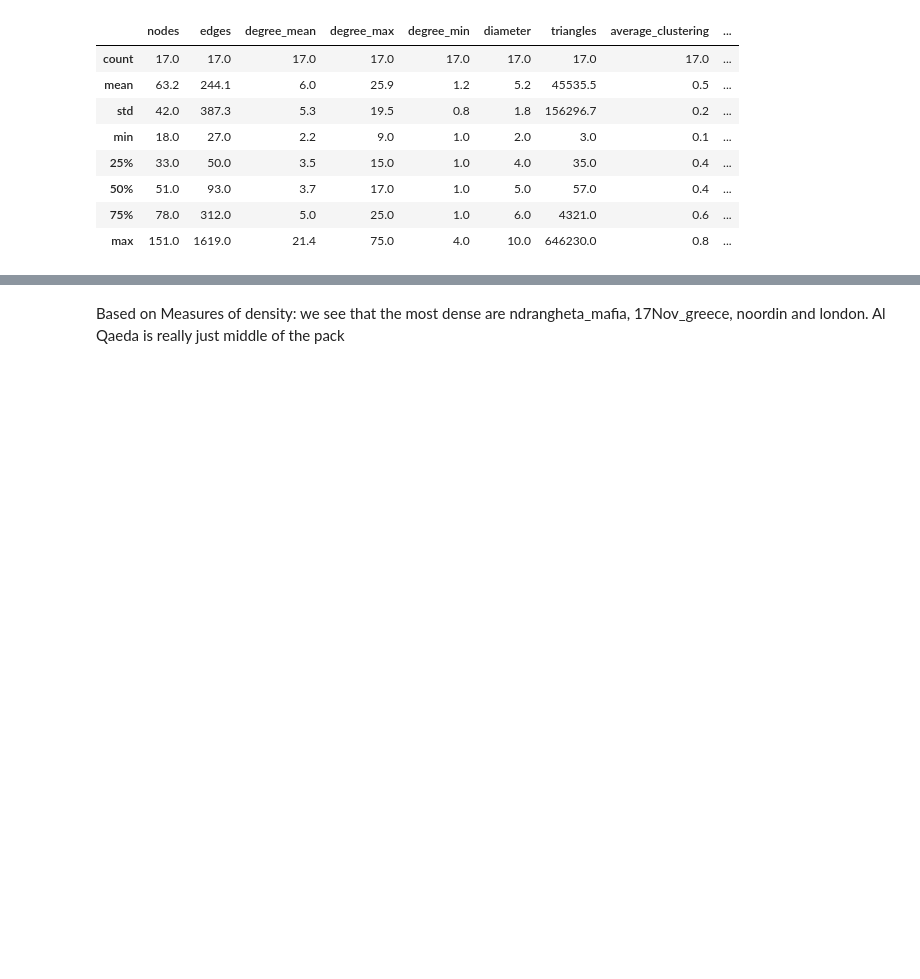
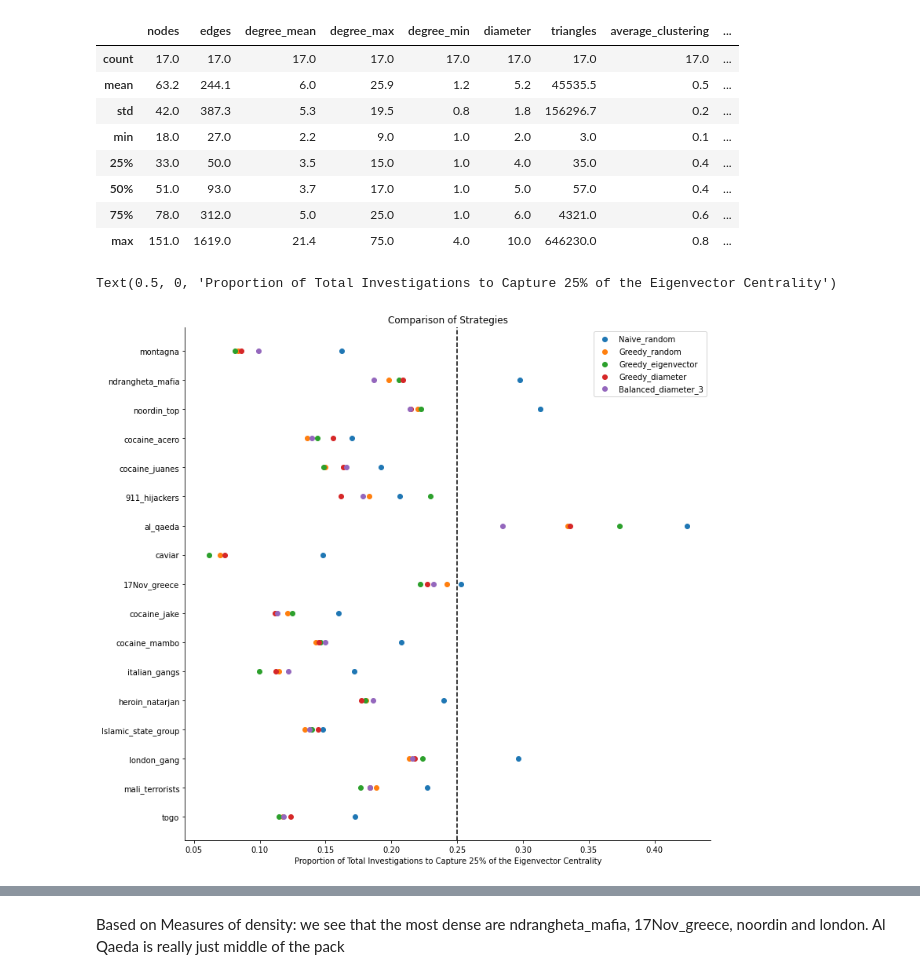
Before and after one commit to clinton0313/network_analysis, a Jupyter notebook: final_project/code/results.ipynb, the cells around one changed output, grey strips where cells are left out. Cells and saved outputs as stored; diff of their text form; code cells hidden in the pictures; blank space fills up the shorter version.

```diff
--- a/final_project/code/results.ipynb
+++ b/final_project/code/results.ipynb
@@ -19,7 +19,8 @@ strategies = [
     "naive_random",
     "greedy_random",
     "greedy_eigenvector",
-    "greedy_diameter"
+    "greedy_diameter",
+    "balanced_diameter_3"
 ]
 
 all_strategies = [
@@ -145,6 +151,19 @@ summaries.describe()
 | 50% | 51.0 | 93.0 | 3.7 | 17.0 | 1.0 | 5.0 | 57.0 | 0.4 | ... |
 | 75% | 78.0 | 312.0 | 5.0 | 25.0 | 1.0 | 6.0 | 4321.0 | 0.6 | ... |
 | max | 151.0 | 1619.0 | 21.4 | 75.0 | 4.0 | 10.0 | 646230.0 | 0.8 | ... |
+# %%
+strat_fig, strat_a = plt.subplots(figsize=(12, 12))
+for strat, color in zip(strategies, mcolors.TABLEAU_COLORS.keys()):
+    strat_a.scatter(summaries[strat], summaries.index, color=color, label=strat.capitalize())
+strat_a.legend()
+strat_a.axvline(0.25, color="black", linestyle="dashed")
+for spine in ["top", "right"]:
+    strat_a.spines[spine].set_visible(False)
+strat_a.set_title("Comparison of Strategies")
+strat_a.set_xlabel("Proportion of Total Investigations to Capture 25% of the Eigenvector Centrality")
+# %% [output]
+Text(0.5, 0, 'Proportion of Total Investigations to Capture 25% of the Eigenvector Centrality')
+[figure, added]
 # %%
 summaries
 # %% [output]
```
Also changed, not shown: parts of 7 cells of this notebook, 8 other files.
